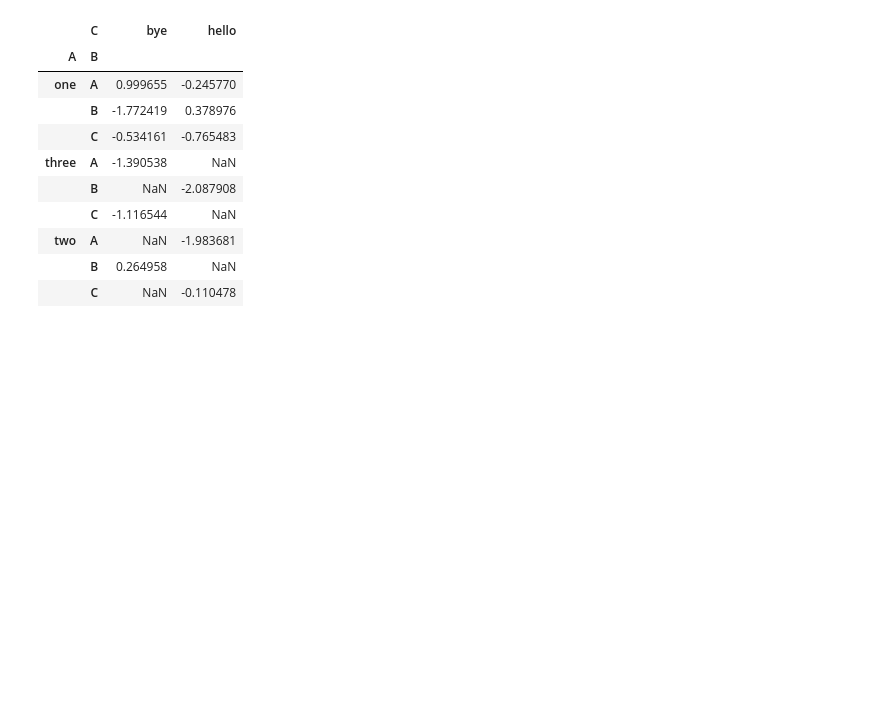
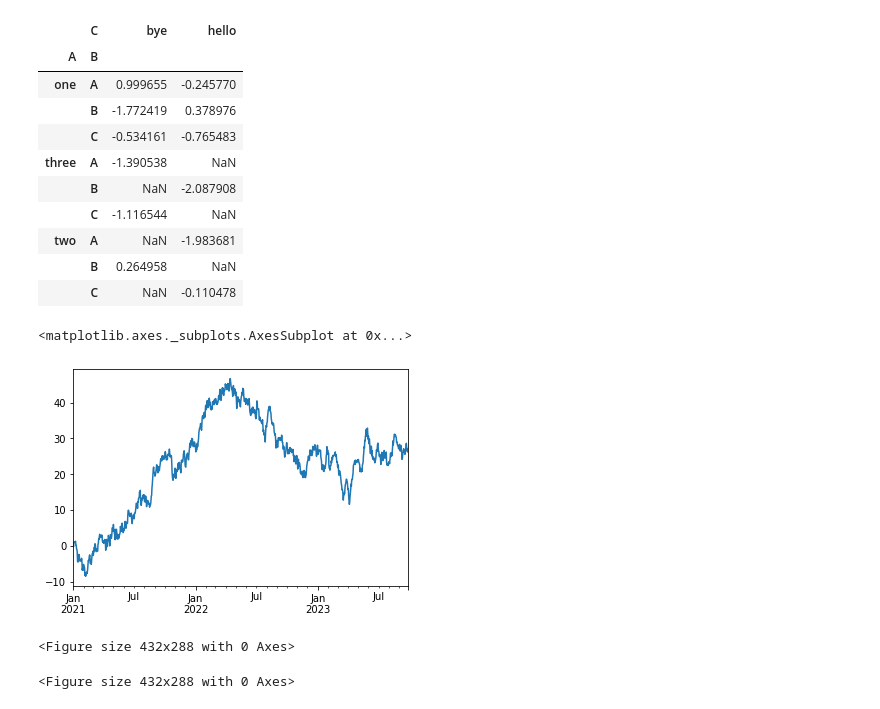
Before and after one commit to DeepanshuPasrija/Python02082021, a Jupyter notebook: pandas.ipynb, the cells around one changed output. Cells and saved outputs as stored; diff of their text form; code cells hidden in the pictures; blank space fills up the shorter version.

```diff
--- a/pandas.ipynb
+++ b/pandas.ipynb
@@ -489,0 +493,8 @@ filteredData.to_csv("NewData.csv")
+# %%
+numbers = pd.Series(np.random.randn(1000),index=pd.date_range('1/1/2021',periods=1000))
+# %%
+numbers= numbers.cumsum()
+numbers.plot()
+# %% [output]
+<matplotlib.axes._subplots.AxesSubplot at 0x...>
+[figure, added]
@@ -489,0 +505,5 @@ filteredData.to_csv("NewData.csv")
+# %%
+plt.figure()
+# %% [output]
+<Figure size 432x288 with 0 Axes>
+<Figure size 432x288 with 0 Axes>
```
Also changed, not shown: parts of 6 cells of this notebook.
